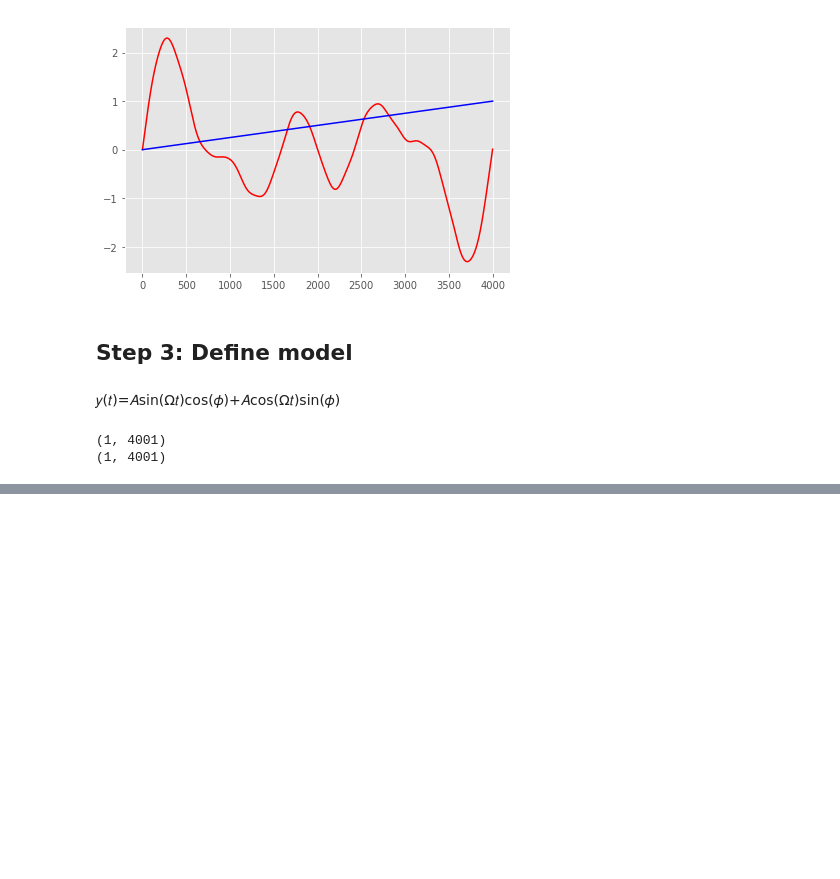
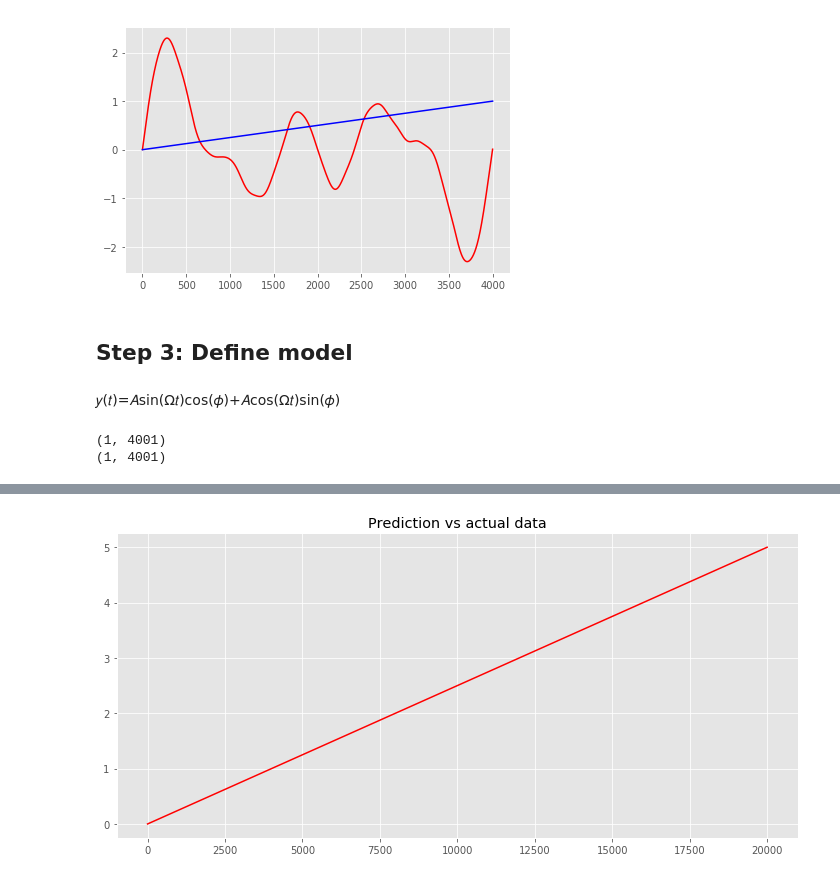
Before and after one commit to A-Gulati/Time_Series, a Jupyter notebook: notebooks/(4) RNN for cycle count.ipynb, the cells around one changed output, grey strips where cells are left out. Drawn from its saved outputs; the diff is of its cells as text; code cells hidden in the pictures; blank space fills up the shorter version.

```diff
--- a/notebooks/(4) RNN for cycle count.ipynb
+++ b/notebooks/(4) RNN for cycle count.ipynb
@@ -205,0 +204,12 @@ w.shape
+# %%
+# mywave= model(temp,w1)
+
+fig = plt.figure(figsize=(10,5))
+
+plt.plot(Y_old,c='red')
+# plt.plot(mywave[0],c="green")
+
+plt.title("Prediction vs actual data")
+plt.show()
+# %% [output]
+[figure, added]
```
Also changed, not shown: parts of 10 cells of this notebook.
